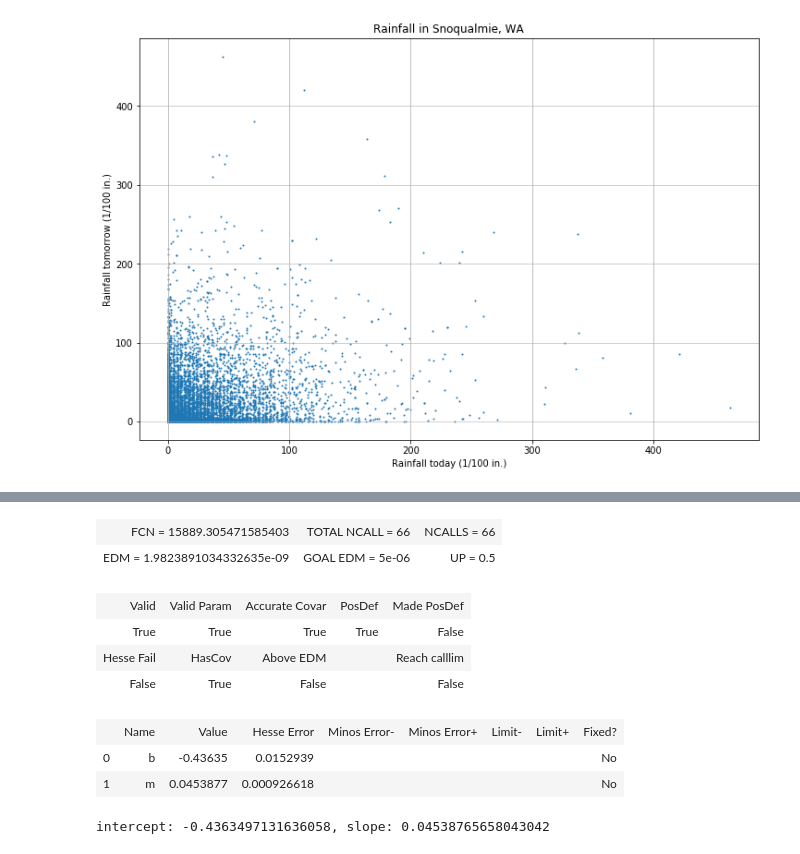
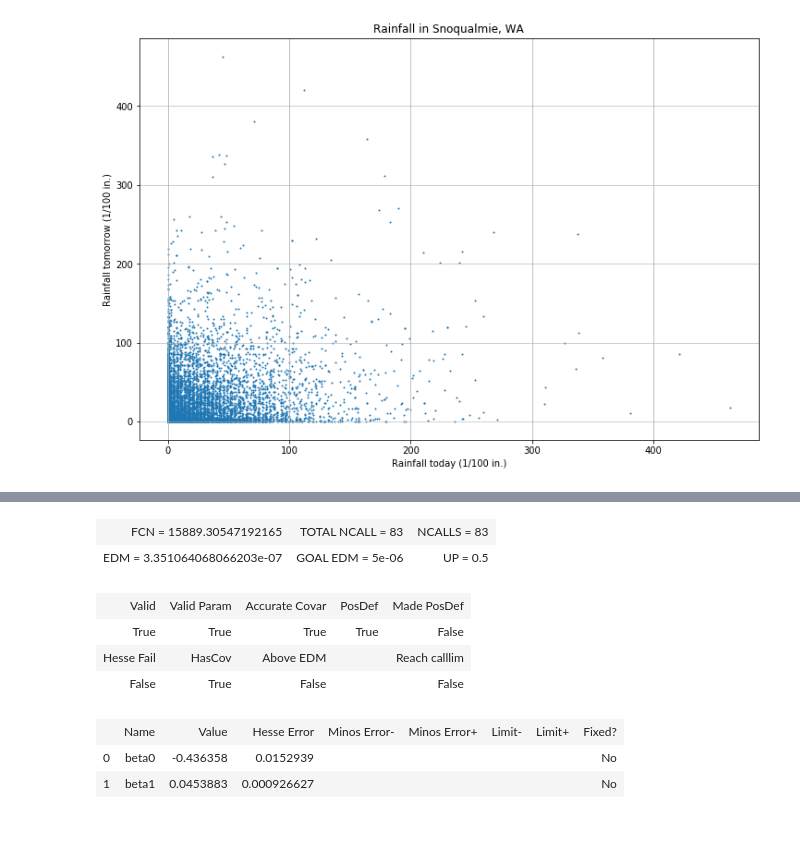
Before and after one commit to bhaney/snoq_rainfall, a Jupyter notebook: snoqualmie_rainfall_prediction.ipynb, the cells around one changed output, grey strips where cells are left out. Drawn from its saved outputs; the diff is of its cells as text; code cells hidden in the pictures.

Commit message:
rainfall example

```diff
--- a/snoqualmie_rainfall_prediction.ipynb
+++ b/snoqualmie_rainfall_prediction.ipynb
@@ -1,7 +1,7 @@
 # %%
 import pandas as pd
 import numpy as np
-snoqualmie = pd.read_csv('set1.txt', skiprows=1, header=None, delim_whitespace=True)
+snoqualmie = pd.read_csv('data/set1.txt', skiprows=1, header=None, delim_whitespace=True)
 #rows are 36 years between 1948-1983 and columns are 366 days accounting for leap years
 print(snoqualmie.shape)
 snoqualmie.head(10)
@@ -122,0 +88,10 @@ def line(b,m,sb2,sm2,cov_bm):
+# %%
+# the data to use in the fit
+X1 = snoq['rainfall today'].values.reshape(-1,1)
+# add a column of ones at the beginning for the bias term
+ones = np.ones(X1.shape[0]).reshape(-1,1)
+X = np.concatenate((ones,X1), axis=1)
+print(X[:5])
+n_features = X.shape[1]
+# The thing we want to predict
+Y = snoq['rained tomorrow?'].values.astype(int).reshape(-1,1)
@@ -122,0 +122,15 @@ def line(b,m,sb2,sm2,cov_bm):
+# %%
+# define the loss function to minimize. We are using a linear logistic model
+def neg2_log_likelihood(X,Y):
+    assert(len(X.shape)==2),"must be 2D array with measurements in rows and features in cols"
+    assert(X.shape[0] == Y.size),"x size is {}, y size is {}. must be the same".format(X.shape[0],y.size)
+    def f(theta):
+        logl = 0
+        linear = np.dot(X,theta.reshape(-1,1))
+        logl = sum(-1.0*np.log(1+np.exp(linear)) + Y*(linear))
+        return -2.0*logl
+    return f
+
+#the long way, not using matrix multiplication
+#for (xi,yi) in zip(X,Y):
+#    logl += -1.0*np.log(1+np.exp(np.dot(np.transpose(theta),xi))) + yi*(np.dot(np.transpose(theta),xi))
@@ -123,19 +166,21 @@ def line(b,m,sb2,sm2,cov_bm):
 # %%
+from iminuit import Minuit
+# MINUIT is a suite for numerical minimization and error estimation, originally written in FORTRAN
 # minimize the negative log likelihood with migrad method (gradient descent)
+# This is a numerical way of estimating the minimum,
+# rather than an analytical solution like the normal equation
+para_names = ['beta'+str(i) for i in range(n_features)]
 snoq_likelihood = neg2_log_likelihood(X,Y)
-nuit = Minuit(snoq_likelihood, m=0.5, b=0.1, error_m=0.1, error_b=0.1, errordef = 0.5)
+nuit = Minuit.from_array_func(snoq_likelihood, (0.5,0.5), error=(0.1,0.1), name = tuple(para_names), errordef = 0.5)
 nuit.migrad();
-intercept = nuit.values["b"]
-slope = nuit.values["m"]
-print('intercept: {}, slope: {}'.format(intercept,slope))
+best_theta = np.array(nuit.values.values())
 # %% [output]
-| FCN = 15889.305471585403 | TOTAL NCALL = 66 | NCALLS = 66 |
-| EDM = 1.9823891034332635e-09 | GOAL EDM = 5e-06 | UP = 0.5 |
+| FCN = 15889.30547192165 | TOTAL NCALL = 83 | NCALLS = 83 |
+| EDM = 3.351064068066203e-07 | GOAL EDM = 5e-06 | UP = 0.5 |
 | Valid | Valid Param | Accurate Covar | PosDef | Made PosDef |
 | True | True | True | True | False |
 | Hesse Fail | HasCov | Above EDM |  | Reach calllim |
 | False | True | False |  | False |
 |  | Name | Value | Hesse Error | Minos Error- | Minos Error+ | Limit- | Limit+ | Fixed? |
-| 0 | b | -0.43635 | 0.0152939 |  |  |  |  | No |
-| 1 | m | 0.0453877 | 0.000926618 |  |  |  |  | No |
+| 0 | beta0 | -0.436358 | 0.0152939 |  |  |  |  | No |
+| 1 | beta1 | 0.0453883 | 0.000926627 |  |  |  |  | No |
-intercept: -0.4363497131636058, slope: 0.04538765658043042
```
Also changed, not shown: parts of 14 cells of this notebook, 1 other file.
